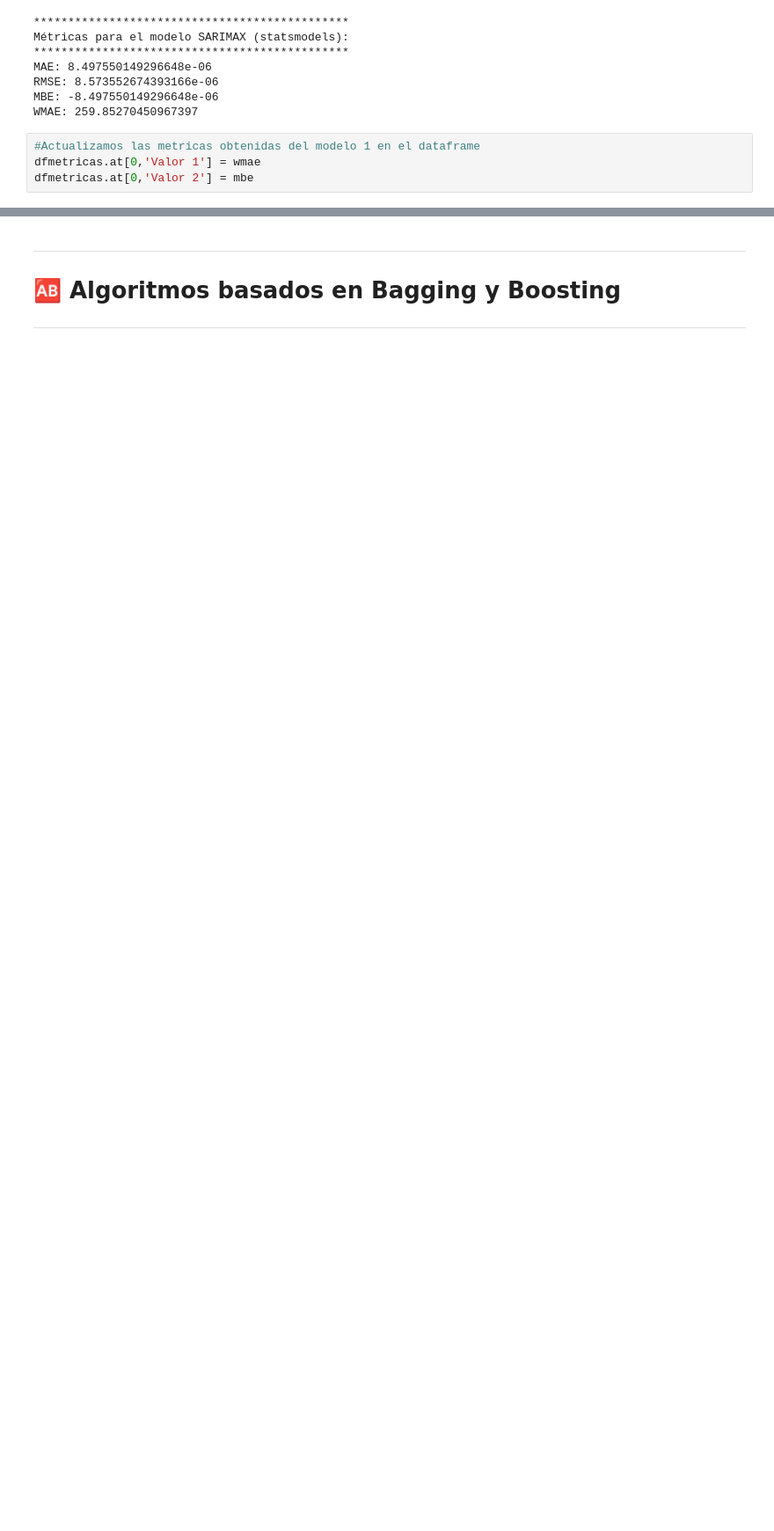
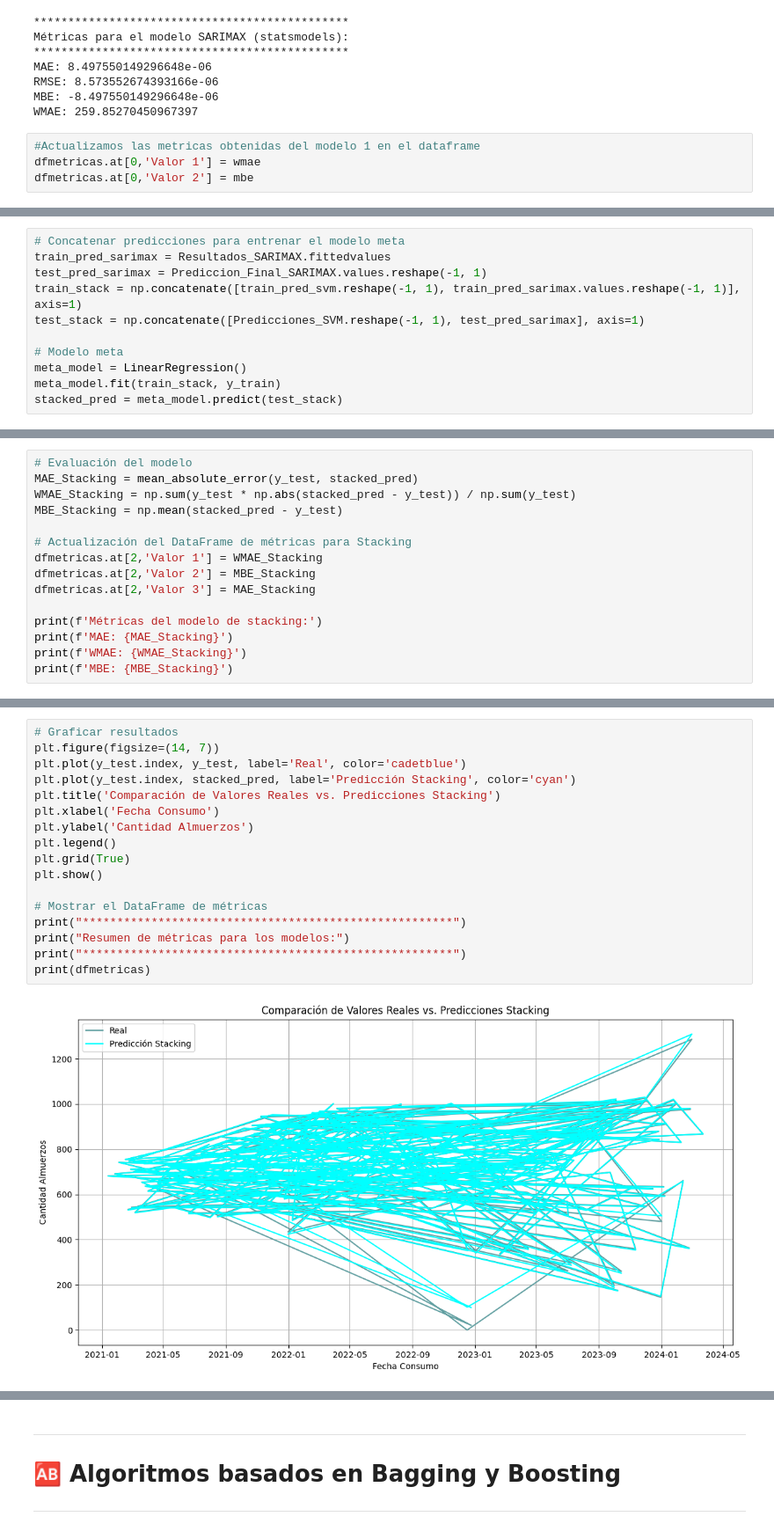
Before and after one commit to A01793509/Equipo_44, a Jupyter notebook: Avance5_44.ipynb, the cells around one changed output, grey strips where cells are left out. Shown at 88% size. Drawn from its saved outputs; the diff is of its cells as text; blank space fills up the shorter version.

```diff
--- a/Avance5_44.ipynb
+++ b/Avance5_44.ipynb
@@ -442,0 +656,11 @@ dfmetricas.at[0,'Valor 2'] = mbe
+# %%
+# Concatenar predicciones para entrenar el modelo meta
+train_pred_sarimax = Resultados_SARIMAX.fittedvalues
+test_pred_sarimax = Prediccion_Final_SARIMAX.values.reshape(-1, 1)
+train_stack = np.concatenate([train_pred_svm.reshape(-1, 1), train_pred_sarimax.values.reshape(-1, 1)], axis=1)
+test_stack = np.concatenate([Predicciones_SVM.reshape(-1, 1), test_pred_sarimax], axis=1)
+
+# Modelo meta
+meta_model = LinearRegression()
+meta_model.fit(train_stack, y_train)
+stacked_pred = meta_model.predict(test_stack)
@@ -442,0 +671,15 @@ dfmetricas.at[0,'Valor 2'] = mbe
+# %%
+# Evaluación del modelo
+MAE_Stacking = mean_absolute_error(y_test, stacked_pred)
+WMAE_Stacking = np.sum(y_test * np.abs(stacked_pred - y_test)) / np.sum(y_test)
+MBE_Stacking = np.mean(stacked_pred - y_test)
+
+# Actualización del DataFrame de métricas para Stacking
+dfmetricas.at[2,'Valor 1'] = WMAE_Stacking
+dfmetricas.at[2,'Valor 2'] = MBE_Stacking
+dfmetricas.at[2,'Valor 3'] = MAE_Stacking
+
+print(f'Métricas del modelo de stacking:')
+print(f'MAE: {MAE_Stacking}')
+print(f'WMAE: {WMAE_Stacking}')
+print(f'MBE: {MBE_Stacking}')
@@ -442,0 +695,19 @@ dfmetricas.at[0,'Valor 2'] = mbe
+# %%
+# Graficar resultados
+plt.figure(figsize=(14, 7))
+plt.plot(y_test.index, y_test, label='Real', color='cadetblue')
+plt.plot(y_test.index, stacked_pred, label='Predicción Stacking', color='cyan')
+plt.title('Comparación de Valores Reales vs. Predicciones Stacking')
+plt.xlabel('Fecha Consumo')
+plt.ylabel('Cantidad Almuerzos')
+plt.legend()
+plt.grid(True)
+plt.show()
+
+# Mostrar el DataFrame de métricas
+print("******************************************************")
+print("Resumen de métricas para los modelos:")
+print("******************************************************")
+print(dfmetricas)
+# %% [output]
+[figure, added]
```
Also changed, not shown: parts of 25 cells of this notebook.
